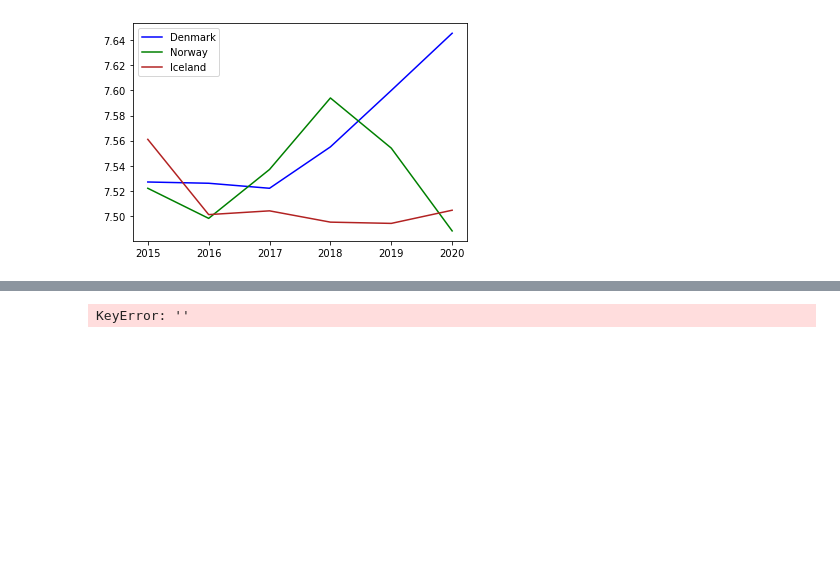
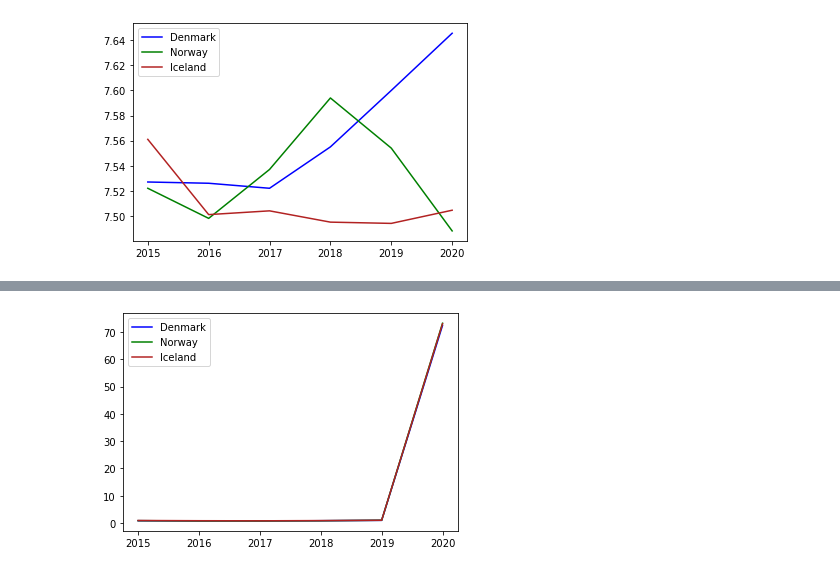
Before and after one commit to alexarnold630/Happiness_Index_Investigation, a Jupyter notebook: Happiness/Line Charts_Lane.ipynb, the cells around one changed output, grey strips where cells are left out. Saved outputs shown, nothing was run; the diff lists cells and outputs as text; code cells hidden in the pictures; blank space fills up the shorter version.

```diff
--- a/Happiness/Line Charts_Lane.ipynb
+++ b/Happiness/Line Charts_Lane.ipynb
@@ -277,7 +309,21 @@ plt.show()
+# %%
+denLV = denmark["Health Life Expectancy"].values
+norLV = norway["Health Life Expectancy"].values
+iceLV = iceland["Health Life Expectancy"].values
+# %%
+plt.plot(years, denLV,color="blue",label="Denmark")
+
+plt.plot(years, norLV,color="green",label="Norway")
+
+plt.plot(years, iceLV,color="firebrick", label="Iceland")
+
+plt.legend()
+
+plt.show()
+# %% [output]
+[figure, added]
 # %%
-denvalues = denmark[""].values
-norvalues = norway["Happiness Score"].values
-icevalues = iceland["Happiness Score"].values
+denFV = denmark["Freedom"].values
+norFV = norway["Freedom"].values
+iceFV = iceland["Freedom"].values
-# %% [output]
-KeyError: ''
 # %%
```
Also changed, not shown: parts of 12 cells of this notebook.
